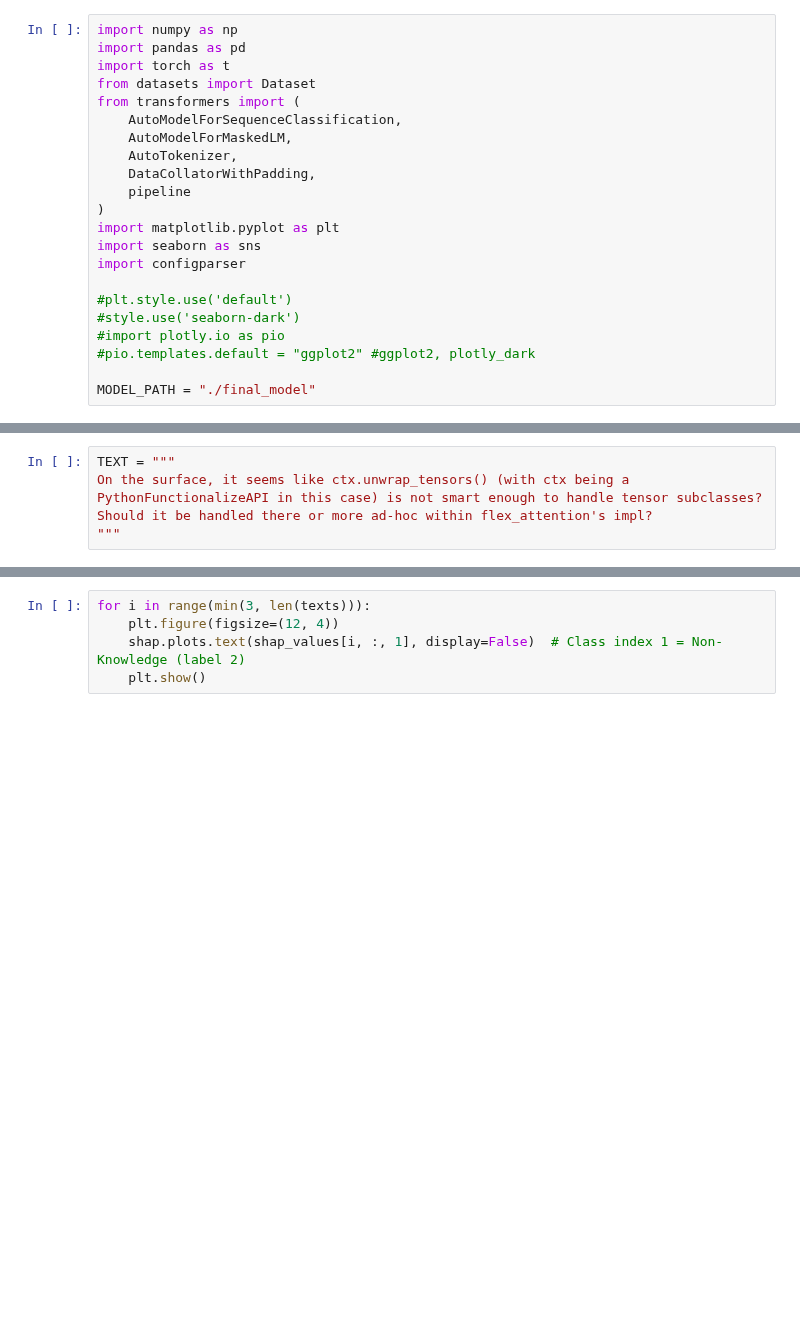
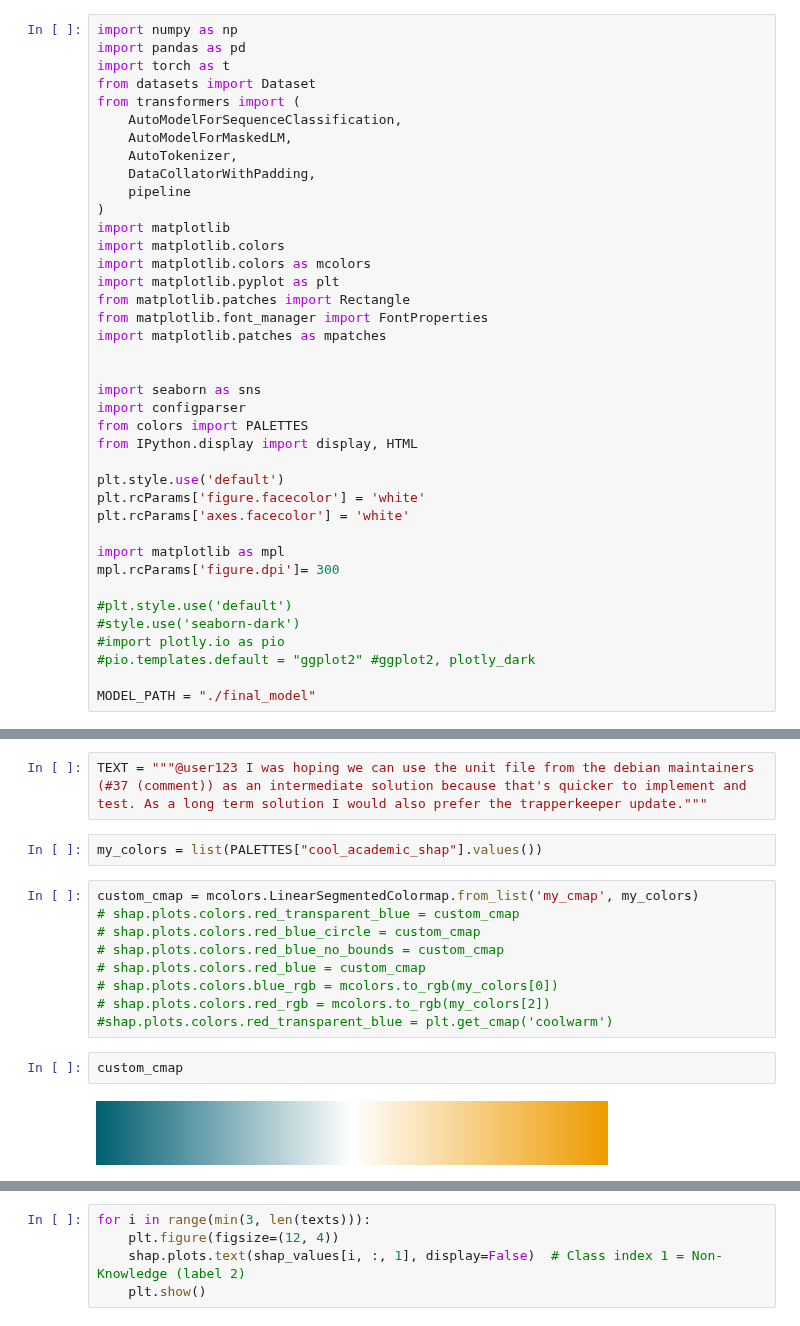
Before and after one commit to h4rz3rk4s3/geometry-of-ignorance, a Jupyter notebook: shap_eval.ipynb, the cells around one changed output, grey strips where cells are left out. Saved outputs shown, nothing was run; the diff lists cells and outputs as text; blank space fills up the shorter version.

```diff
--- a/shap_eval.ipynb
+++ b/shap_eval.ipynb
@@ -10,9 +10,26 @@ from transformers import (
     DataCollatorWithPadding,
     pipeline
 )
+import matplotlib
+import matplotlib.colors
+import matplotlib.colors as mcolors
 import matplotlib.pyplot as plt
+from matplotlib.patches import Rectangle
+from matplotlib.font_manager import FontProperties
+import matplotlib.patches as mpatches
+
+
 import seaborn as sns
 import configparser
+from colors import PALETTES
+from IPython.display import display, HTML
+
+plt.style.use('default')
+plt.rcParams['figure.facecolor'] = 'white'
+plt.rcParams['axes.facecolor'] = 'white'
+
+import matplotlib as mpl
+mpl.rcParams['figure.dpi']= 300
 
 #plt.style.use('default')
 #style.use('seaborn-dark')
@@ -77,7 +90,20 @@ the db service and expect to be able to query it.
 # %%
-TEXT = """
-On the surface, it seems like ctx.unwrap_tensors() (with ctx being a PythonFunctionalizeAPI in this case) is not smart enough to handle tensor subclasses? Should it be handled there or more ad-hoc within flex_attention's impl?
-"""
+TEXT = """@user123 I was hoping we can use the unit file from the debian maintainers (#37 (comment)) as an intermediate solution because that's quicker to implement and test. As a long term solution I would also prefer the trapperkeeper update."""
+# %%
+my_colors = list(PALETTES["cool_academic_shap"].values())
+# %%
+custom_cmap = mcolors.LinearSegmentedColormap.from_list('my_cmap', my_colors)
+# shap.plots.colors.red_transparent_blue = custom_cmap
+# shap.plots.colors.red_blue_circle = custom_cmap
+# shap.plots.colors.red_blue_no_bounds = custom_cmap
+# shap.plots.colors.red_blue = custom_cmap
+# shap.plots.colors.blue_rgb = mcolors.to_rgb(my_colors[0])
+# shap.plots.colors.red_rgb = mcolors.to_rgb(my_colors[2])
+#shap.plots.colors.red_transparent_blue = plt.get_cmap('coolwarm')
+# %%
+custom_cmap
+# %% [output]
+[figure, added]
 # %%
 test_df = pd.read_csv("datasets/OpenVox_non_knowledge_eval.csv")
 
```
Also changed, not shown: parts of 11 cells of this notebook, 12 other files.
